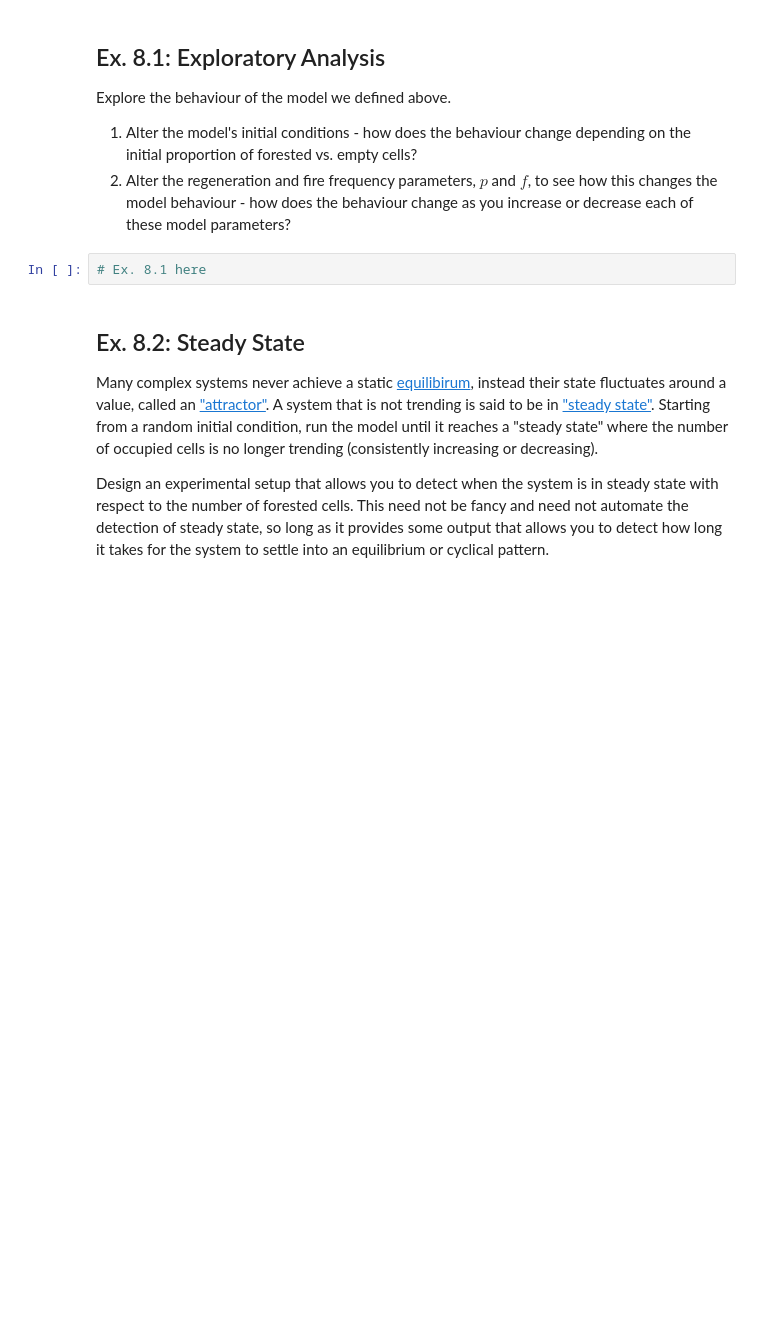
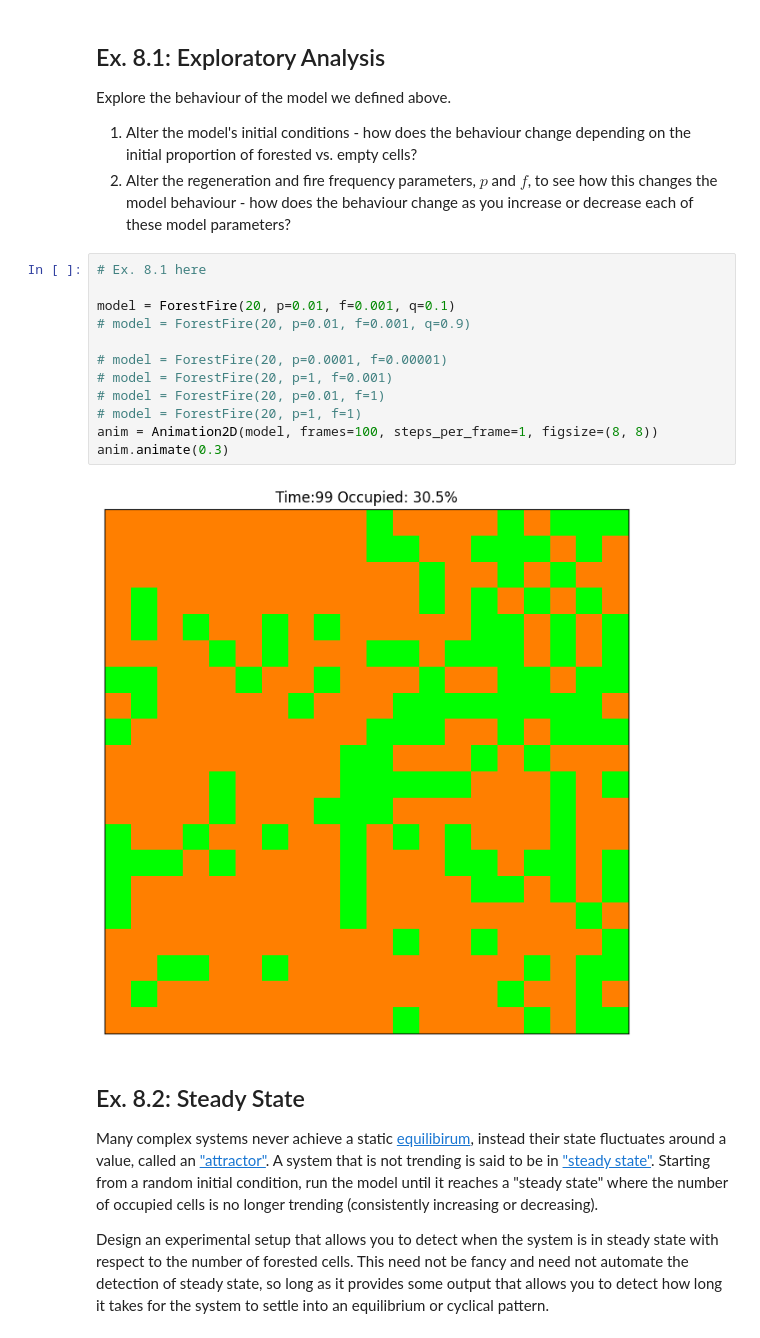
Before and after one commit to SehajCodes/cap-comp215, a Jupyter notebook: labs/lab07-10-fire.ipynb, the cells around one changed output. Saved outputs shown, nothing was run; the diff lists cells and outputs as text; blank space fills up the shorter version.

```diff
--- a/labs/lab07-10-fire.ipynb
+++ b/labs/lab07-10-fire.ipynb
@@ -256,8 +256,20 @@ In this lab we will explore the patterns our `ForestFire` model traces out over
 Explore the behaviour of the model we defined above.
  1. Alter the model's initial conditions - how does the behaviour change depending on the initial proportion of forested vs. empty cells?
  2. Alter the regeneration and fire frequency parameters, $p$ and $f$, to see how this changes the model behaviour - how does the behaviour change as you increase or decrease each of these model parameters?
-# %%
-# Ex. 8.1 here
+# %%
+# Ex. 8.1 here
+
+model = ForestFire(20, p=0.01, f=0.001, q=0.1)
+# model = ForestFire(20, p=0.01, f=0.001, q=0.9)
+
+# model = ForestFire(20, p=0.0001, f=0.00001)
+# model = ForestFire(20, p=1, f=0.001)
+# model = ForestFire(20, p=0.01, f=1)
+# model = ForestFire(20, p=1, f=1)
+anim = Animation2D(model, frames=100, steps_per_frame=1, figsize=(8, 8))
+anim.animate(0.3)
+# %% [output]
+[figure, added]
 # %% [markdown]
 ## Ex. 8.2: Steady State
 Many complex systems never achieve a static [equilibirum](https://en.wikipedia.org/wiki/Mechanical_equilibrium), instead their state fluctuates around a value, called an ["attractor"](https://en.wikipedia.org/wiki/Attractor).  A system that is not trending is said to be in ["steady state"](https://en.wikipedia.org/wiki/Steady_state).
```
Also changed, not shown: parts of 6 cells of this notebook.
